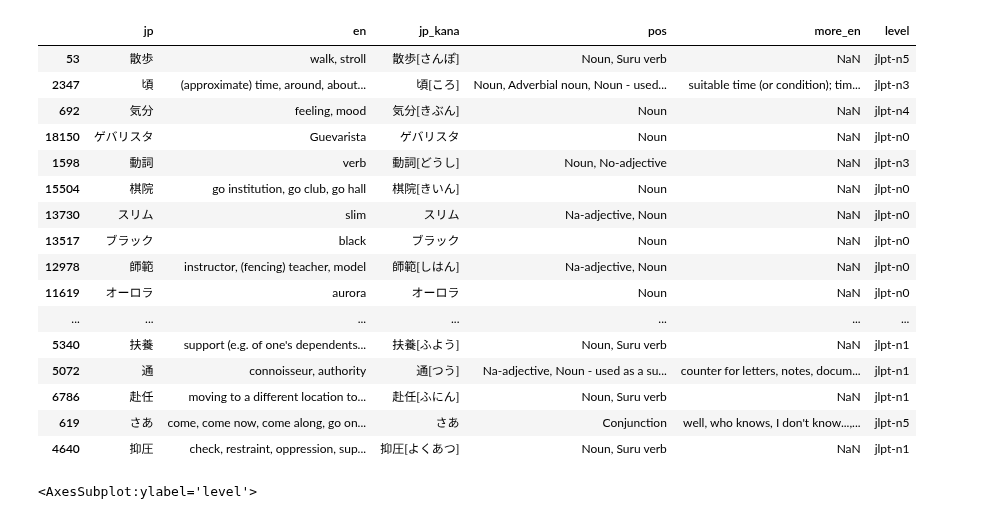
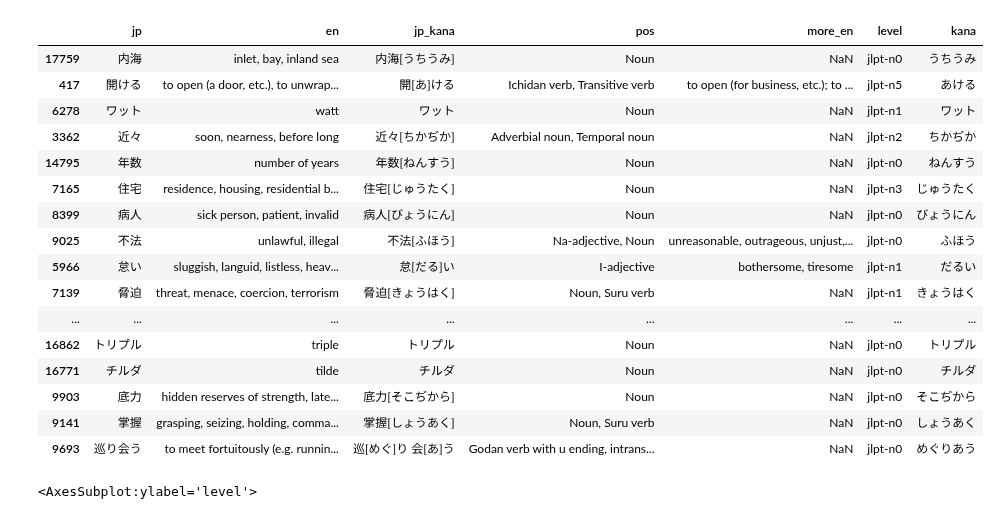
Before and after one commit to kebuhcah/experiments, a Jupyter notebook: vocab-scrape/anki-extract.ipynb, the cells around one changed output. Drawn from its saved outputs; the diff is of its cells as text; code cells hidden in the pictures.

Commit message:
extract kana-only form from jp_kana column

```diff
--- a/vocab-scrape/anki-extract.ipynb
+++ b/vocab-scrape/anki-extract.ipynb
@@ -8,36 +8,47 @@ import datetime
 import seaborn as sns
 import numpy as np
 import random
+
+import unicodedata
+import unicodeblock.blocks
+
+def kanaOnly(s):
+    result = ''
+    for c in s:
+        if unicodeblock.blocks.of(c) in ['HIRAGANA', 'KATAKANA']:
+            result += c
+    return result
 # %%
 Anki = pd.read_csv('data/Core Japanese Vocabulary Extended.txt',
                    sep='\t', header=None,
                    names=['jp', 'en', 'jp_kana', 'pos', 'more_en', 'sound', 'level'])[['jp', 'en',
                                                     'jp_kana', 'pos', 'more_en', 'level']]
 
 Anki.level = Anki.level.fillna('jlpt-n0').apply(lambda s: s[-7:]) # The last level marker is always the lowest
 Anki.pos = Anki.pos.fillna('None') # These mostly seem like interjections
+Anki['kana'] = Anki.jp_kana.fillna('').apply(kanaOnly)
 
 JLPT = Anki[Anki.level != 'jlpt-n0']
 
 Anki.sample(20)
 # %% [output]
-|  | jp | en | jp_kana | pos | more_en | level |
-| 53 | 散歩 | walk, stroll | 散歩[さんぽ] | Noun, Suru verb | NaN | jlpt-n5 |
-| 2347 | 頃 | (approximate) time, around, about... | 頃[ころ] | Noun, Adverbial noun, Noun - used... | suitable time (or condition); tim... | jlpt-n3 |
-| 692 | 気分 | feeling, mood | 気分[きぶん] | Noun | NaN | jlpt-n4 |
-| 18150 | ゲバリスタ | Guevarista | ゲバリスタ | Noun | NaN | jlpt-n0 |
-| 1598 | 動詞 | verb | 動詞[どうし] | Noun, No-adjective | NaN | jlpt-n3 |
-| 15504 | 棋院 | go institution, go club, go hall | 棋院[きいん] | Noun | NaN | jlpt-n0 |
-| 13730 | スリム | slim | スリム | Na-adjective, Noun | NaN | jlpt-n0 |
-| 13517 | ブラック | black | ブラック | Noun | NaN | jlpt-n0 |
-| 12978 | 師範 | instructor, (fencing) teacher, model | 師範[しはん] | Na-adjective, Noun | NaN | jlpt-n0 |
-| 11619 | オーロラ | aurora | オーロラ | Noun | NaN | jlpt-n0 |
-| ... | ... | ... | ... | ... | ... | ... |
-| 5340 | 扶養 | support (e.g. of one's dependents... | 扶養[ふよう] | Noun, Suru verb | NaN | jlpt-n1 |
-| 5072 | 通 | connoisseur, authority | 通[つう] | Na-adjective, Noun - used as a su... | counter for letters, notes, docum... | jlpt-n1 |
-| 6786 | 赴任 | moving to a different location to... | 赴任[ふにん] | Noun, Suru verb | NaN | jlpt-n1 |
-| 619 | さあ | come, come now, come along, go on... | さあ | Conjunction | well, who knows, I don't know...,... | jlpt-n5 |
-| 4640 | 抑圧 | check, restraint, oppression, sup... | 抑圧[よくあつ] | Noun, Suru verb | NaN | jlpt-n1 |
+|  | jp | en | jp_kana | pos | more_en | level | kana |
+| 17759 | 内海 | inlet, bay, inland sea | 内海[うちうみ] | Noun | NaN | jlpt-n0 | うちうみ |
+| 417 | 開ける | to open (a door, etc.), to unwrap... | 開[あ]ける | Ichidan verb, Transitive verb | to open (for business, etc.); to ... | jlpt-n5 | あける |
+| 6278 | ワット | watt | ワット | Noun | NaN | jlpt-n1 | ワット |
+| 3362 | 近々 | soon, nearness, before long | 近々[ちかぢか] | Adverbial noun, Temporal noun | NaN | jlpt-n2 | ちかぢか |
+| 14795 | 年数 | number of years | 年数[ねんすう] | Noun | NaN | jlpt-n0 | ねんすう |
+| 7165 | 住宅 | residence, housing, residential b... | 住宅[じゅうたく] | Noun | NaN | jlpt-n3 | じゅうたく |
+| 8399 | 病人 | sick person, patient, invalid | 病人[びょうにん] | Noun | NaN | jlpt-n0 | びょうにん |
+| 9025 | 不法 | unlawful, illegal | 不法[ふほう] | Na-adjective, Noun | unreasonable, outrageous, unjust,... | jlpt-n0 | ふほう |
+| 5966 | 怠い | sluggish, languid, listless, heav... | 怠[だる]い | I-adjective | bothersome, tiresome | jlpt-n1 | だるい |
+| 7139 | 脅迫 | threat, menace, coercion, terrorism | 脅迫[きょうはく] | Noun, Suru verb | NaN | jlpt-n1 | きょうはく |
+| ... | ... | ... | ... | ... | ... | ... | ... |
+| 16862 | トリプル | triple | トリプル | Noun | NaN | jlpt-n0 | トリプル |
+| 16771 | チルダ | tilde | チルダ | Noun | NaN | jlpt-n0 | チルダ |
+| 9903 | 底力 | hidden reserves of strength, late... | 底力[そこぢから] | Noun | NaN | jlpt-n0 | そこぢから |
+| 9141 | 掌握 | grasping, seizing, holding, comma... | 掌握[しょうあく] | Noun, Suru verb | NaN | jlpt-n0 | しょうあく |
+| 9693 | 巡り会う | to meet fortuitously (e.g. runnin... | 巡[めぐ]り 会[あ]う | Godan verb with u ending, intrans... | NaN | jlpt-n0 | めぐりあう |
 # %%
 JLPT.level.value_counts()[:].plot.pie()
 # %% [output]
```
Also changed, not shown: parts of 3 cells of this notebook.
